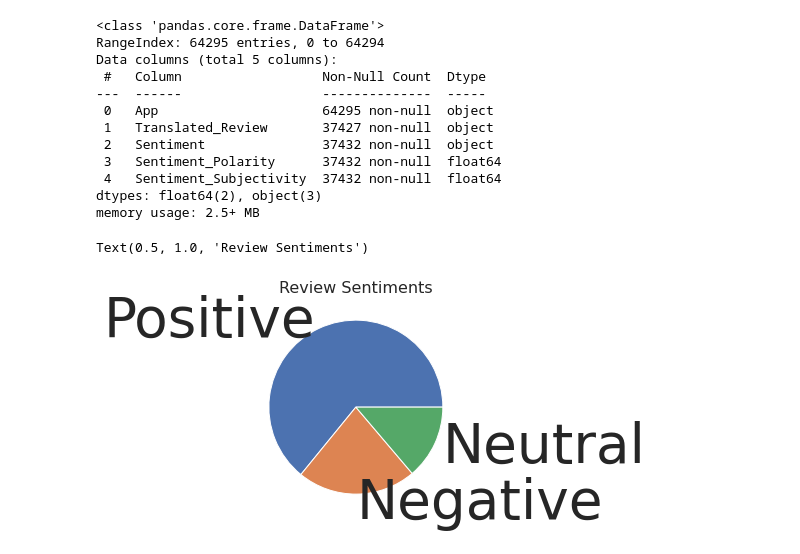
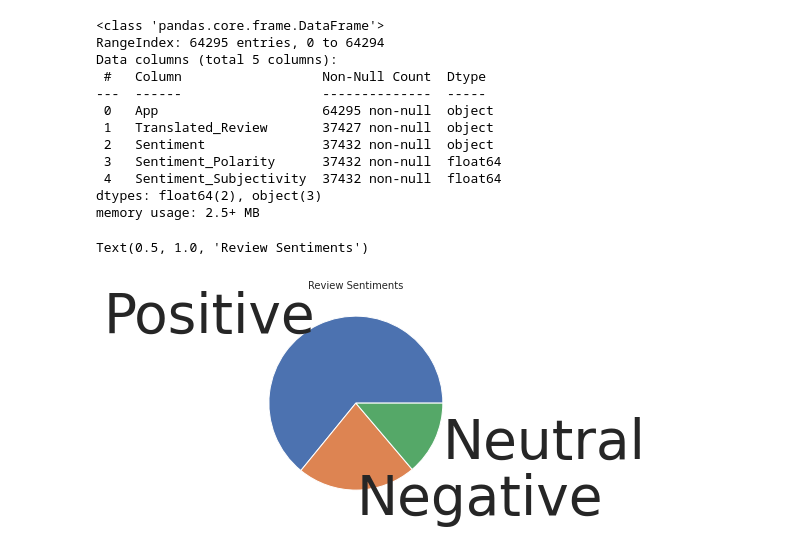
Before and after one commit to MijulSaxena/EDA-project-on-Gooogle-playstore., a Jupyter notebook: Play_Store_App_Review_Analysis_Capstone_Project_by_Mijul_Saxena.ipynb, the cells around one changed output. Saved outputs shown, nothing was run; the diff lists cells and outputs as text; code cells hidden in the pictures.

```diff
--- a/Play_Store_App_Review_Analysis_Capstone_Project_by_Mijul_Saxena.ipynb
+++ b/Play_Store_App_Review_Analysis_Capstone_Project_by_Mijul_Saxena.ipynb
@@ -413,5 +413,4 @@ Text(0.5, 1.0, 'Free v/s Paid apps present in app store')
 # %%
 plt.figure(figsize=(30, 10))
 sns.scatterplot(play_store_data['Size'], play_store_data['Rating'], hue = play_store_data['Content Rating'], s=100)
-sns.set(font_scale=5)
 # %% [output]
@@ -440,8 +440,8 @@ memory usage: 2.5+ MB
 # %%
 labels = user_reviews['Sentiment'].value_counts(sort =  True).index
 sizes = user_reviews['Sentiment'].value_counts(sort = True)
 plt.pie(sizes, labels=labels)
-plt.title('Review Sentiments', fontsize=16)
+plt.title('Review Sentiments', fontsize = 10)
 # %% [output]
 Text(0.5, 1.0, 'Review Sentiments')
-[figure, old version]
+[figure, new version]
```
Also changed, not shown: parts of 6 cells of this notebook.
